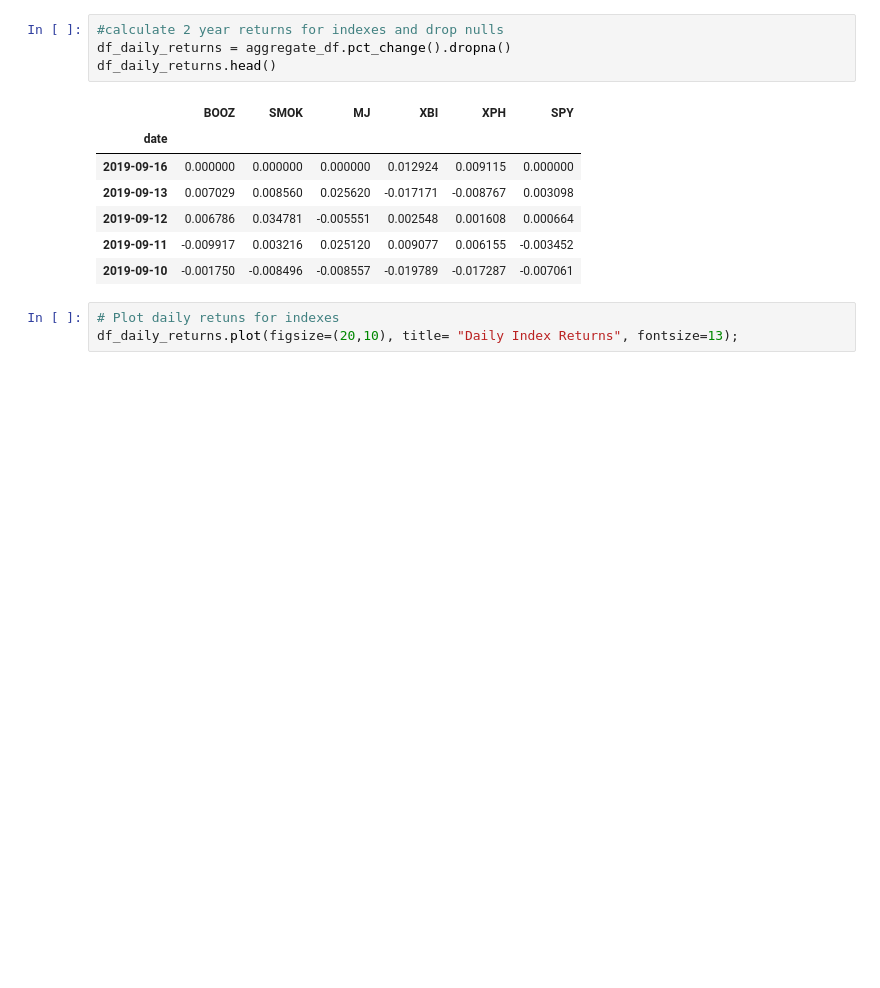
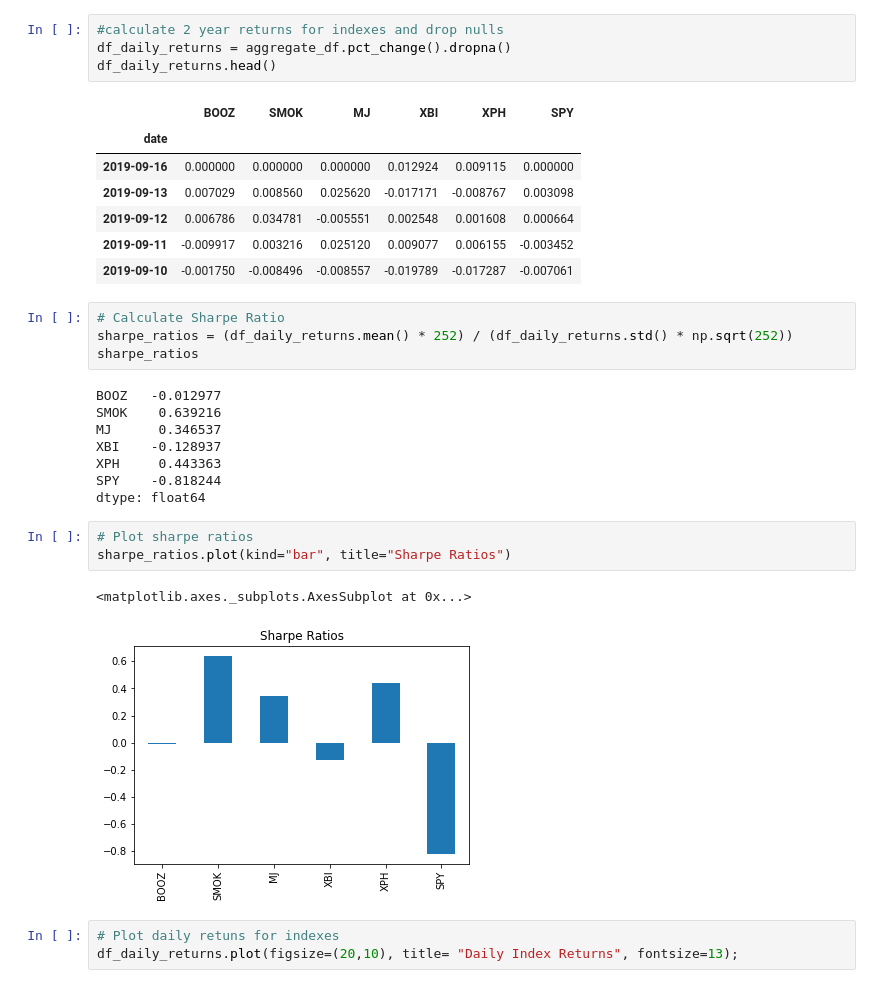
Before and after one commit to Briantaylor97/Cannabis-industry-analysis, a Jupyter notebook: MJ_index_compare.ipynb, the cells around one changed output. Saved outputs shown, nothing was run; the diff lists cells and outputs as text; blank space fills up the shorter version.

```diff
--- a/MJ_index_compare.ipynb
+++ b/MJ_index_compare.ipynb
@@ -48,6 +45,24 @@ df_daily_returns.head()
 | 2019-09-12 | 0.006786 | 0.034781 | -0.005551 | 0.002548 | 0.001608 | 0.000664 |
 | 2019-09-11 | -0.009917 | 0.003216 | 0.025120 | 0.009077 | 0.006155 | -0.003452 |
 | 2019-09-10 | -0.001750 | -0.008496 | -0.008557 | -0.019789 | -0.017287 | -0.007061 |
+# %%
+# Calculate Sharpe Ratio
+sharpe_ratios = (df_daily_returns.mean() * 252) / (df_daily_returns.std() * np.sqrt(252))
+sharpe_ratios
+# %% [output]
+BOOZ   -0.012977
+SMOK    0.639216
+MJ      0.346537
+XBI    -0.128937
+XPH     0.443363
+SPY    -0.818244
+dtype: float64
+# %%
+# Plot sharpe ratios
+sharpe_ratios.plot(kind="bar", title="Sharpe Ratios")
+# %% [output]
+<matplotlib.axes._subplots.AxesSubplot at 0x...>
+[figure, added]
 # %%
 # Plot daily retuns for indexes
 df_daily_returns.plot(figsize=(20,10), title= "Daily Index Returns", fontsize=13);
```
Also changed, not shown: parts of 12 cells of this notebook, 1 other file.
